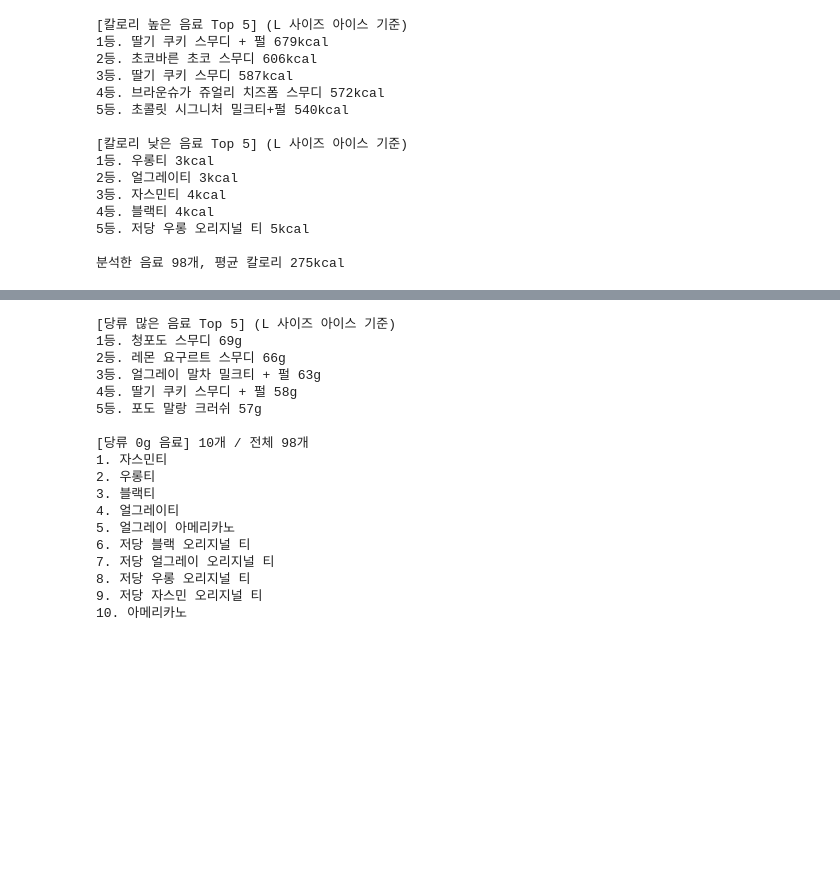
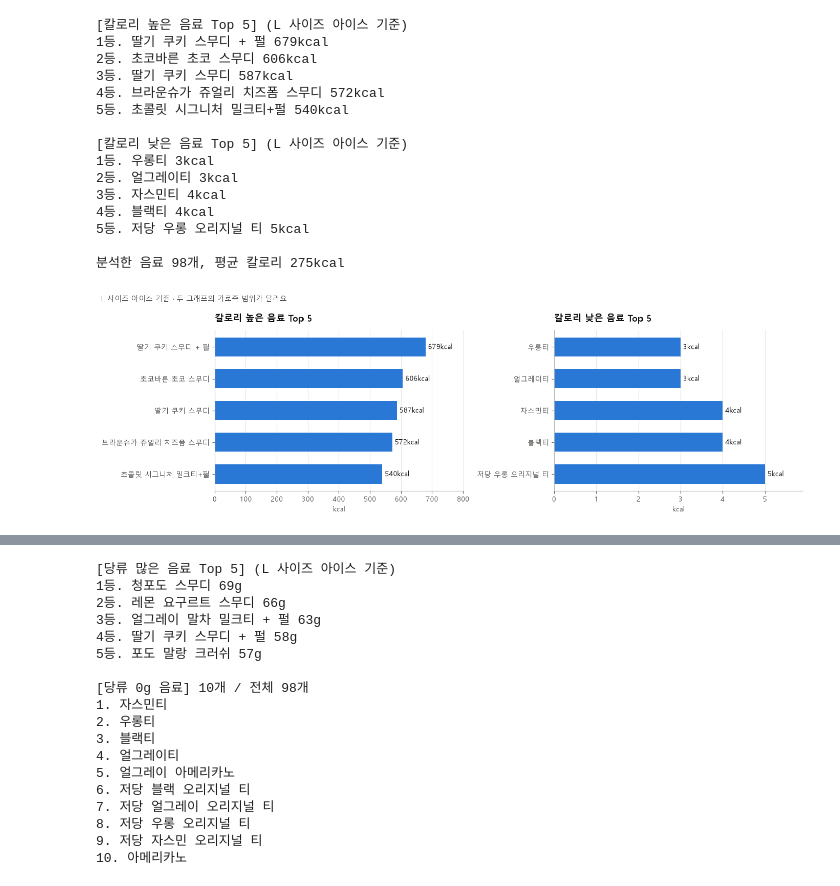
Before and after one commit to lyn6702/DI, a Jupyter notebook: modulabs/web/gongcha_EDA_report_final.ipynb, the cells around one changed output, grey strips where cells are left out. Cells and saved outputs as stored; diff of their text form; code cells hidden in the pictures; blank space fills up the shorter version.

```diff
--- a/modulabs/web/gongcha_EDA_report_final.ipynb
+++ b/modulabs/web/gongcha_EDA_report_final.ipynb
@@ -37,6 +37,37 @@ TABS = {
     "001001": "New 시즌 메뉴",
     "001002": "베스트셀러",
 }
+# %%
+# =====  시각화 공통 설정 =====
+import platform
+import matplotlib.pyplot as plt
+
+# 한글 폰트 (윈도우: 맑은 고딕, 맥: 애플고딕)
+plt.rcParams["font.family"] = "AppleGothic" if platform.system() == "Darwin" else "Malgun Gothic"
+plt.rcParams["axes.unicode_minus"] = False
+
+BLUE, ORANGE, AQUA, GRAY = "#2a78d6", "#eb6834", "#1baf7a", "#b5b3ad"
+INK, INK2 = "#0b0b0b", "#52514e"
+
+def style(ax, title, xlabel=""):
+    """그래프 공통 꾸미기: 제목, 옅은 격자, 위/오른쪽 테두리 없애기"""
+    ax.set_title(title, loc="left", fontsize=13, fontweight="bold", color=INK, pad=12)
+    ax.set_xlabel(xlabel, color=INK2)
+    ax.spines[["top", "right"]].set_visible(False)
+    ax.spines[["left", "bottom"]].set_color(GRAY)
+    ax.tick_params(colors=INK2)
+    ax.grid(axis="x", color="#e6e5e0", linewidth=0.8)
+    ax.set_axisbelow(True)
+
+def hbar(ax, names, values, unit, color=BLUE):
+    """가로 막대 + 막대 끝에 값 표시 (1등이 맨 위)"""
+    names, values = list(names)[::-1], list(values)[::-1]
+    colors = color[::-1] if isinstance(color, list) else color
+    bars = ax.barh(names, values, color=colors, height=0.6)
+    for b, v in zip(bars, values):
+        ax.text(b.get_width(), b.get_y() + b.get_height() / 2, f" {v:.0f}{unit}",
+                va="center", fontsize=10, color=INK)
+    ax.set_xlim(0, max(values) * 1.18)       # 값 글자가 들어갈 여유 공간
 # %% [markdown]
 ## 2. 함수: 탭(카테고리) 페이지에서 메뉴 이름과 상세 링크 모으기
 # %%
@@ -202,3 +233,16 @@ print(f"\n분석한 음료 {len(data)}개, 평균 칼로리 {data['칼로리(kca
 5등. 저당 우롱 오리지널 티 5kcal
 
 분석한 음료 98개, 평균 칼로리 275kcal
+# %%
+# ===== 그래프 1. 칼로리 높은/낮은 음료 Top 5 =====
+fig, axes = plt.subplots(1, 2, figsize=(14, 4.5))
+hbar(axes[0], top5["name"], top5["칼로리(kcal)"], "kcal")
+style(axes[0], "칼로리 높은 음료 Top 5", "kcal")
+hbar(axes[1], low5["name"], low5["칼로리(kcal)"], "kcal")
+style(axes[1], "칼로리 낮은 음료 Top 5", "kcal")
+fig.suptitle("L 사이즈 아이스 기준 · 두 그래프의 가로축 범위가 달라요", x=0.01, ha="left", fontsize=10, color=INK2)
+plt.tight_layout()
+plt.savefig("chart1_kcal_top5.png", dpi=150, bbox_inches="tight")
+plt.show()
+# %% [output]
+[figure, added]
```
Also changed, not shown: parts of 6 cells of this notebook.
